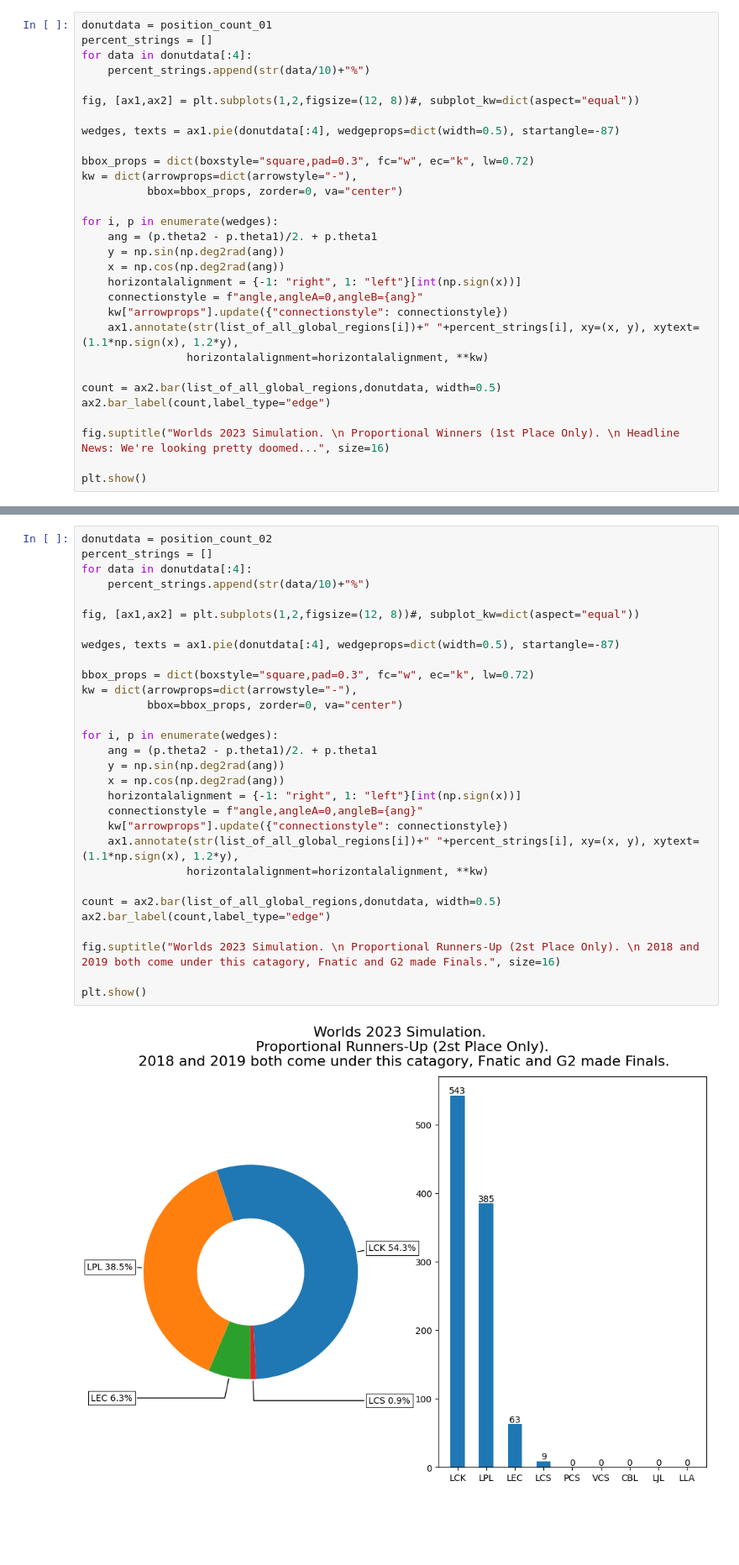
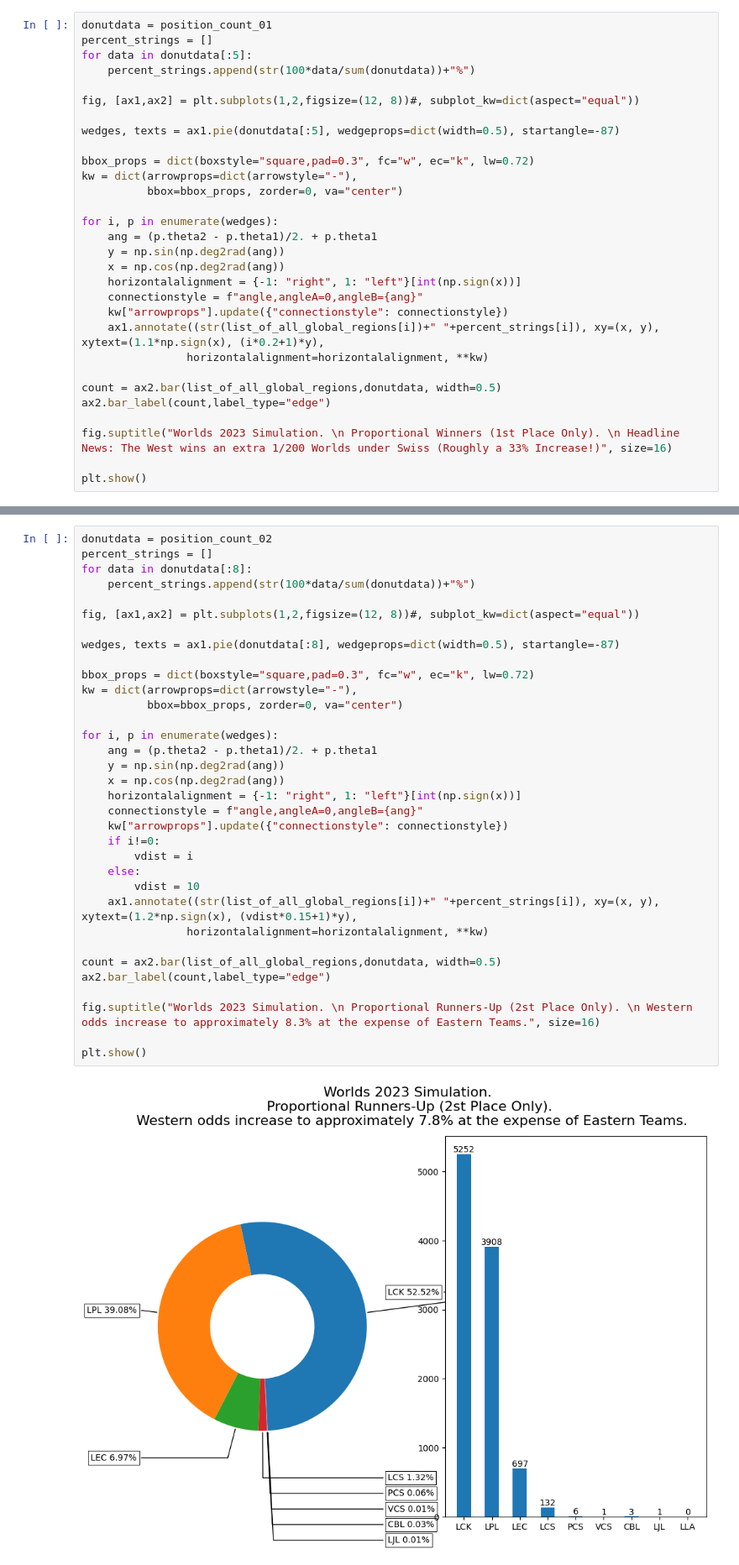
Before and after one commit to JordanJHood/StochasticSim-LeagueOfLegends-Worlds2023-WhatImpactWillSwissHave, a Jupyter notebook: Worlds s13.ipynb, the cells around one changed output, grey strips where cells are left out. Shown at 84% size. Cells and saved outputs as stored; diff of their text form; blank space fills up the shorter version.

```diff
--- a/Worlds s13.ipynb
+++ b/Worlds s13.ipynb
@@ -1817,12 +1826,12 @@ First, looking at the victors, we see that no minor region ever takes home the t
 # %%
 donutdata = position_count_01
 percent_strings = []
-for data in donutdata[:4]:
-    percent_strings.append(str(data/10)+"%")
+for data in donutdata[:5]:
+    percent_strings.append(str(100*data/sum(donutdata))+"%")
 
 fig, [ax1,ax2] = plt.subplots(1,2,figsize=(12, 8))#, subplot_kw=dict(aspect="equal"))
 
-wedges, texts = ax1.pie(donutdata[:4], wedgeprops=dict(width=0.5), startangle=-87)
+wedges, texts = ax1.pie(donutdata[:5], wedgeprops=dict(width=0.5), startangle=-87)
 
 bbox_props = dict(boxstyle="square,pad=0.3", fc="w", ec="k", lw=0.72)
 kw = dict(arrowprops=dict(arrowstyle="-"),
@@ -1835,13 +1844,13 @@ for i, p in enumerate(wedges):
     horizontalalignment = {-1: "right", 1: "left"}[int(np.sign(x))]
     connectionstyle = f"angle,angleA=0,angleB={ang}"
     kw["arrowprops"].update({"connectionstyle": connectionstyle})
-    ax1.annotate(str(list_of_all_global_regions[i])+" "+percent_strings[i], xy=(x, y), xytext=(1.1*np.sign(x), 1.2*y),
+    ax1.annotate((str(list_of_all_global_regions[i])+" "+percent_strings[i]), xy=(x, y), xytext=(1.1*np.sign(x), (i*0.2+1)*y),
                 horizontalalignment=horizontalalignment, **kw)
 
 count = ax2.bar(list_of_all_global_regions,donutdata, width=0.5)
 ax2.bar_label(count,label_type="edge")
 
-fig.suptitle("Worlds 2023 Simulation. \n Proportional Winners (1st Place Only). \n Headline News: We're looking pretty doomed...", size=16)
+fig.suptitle("Worlds 2023 Simulation. \n Proportional Winners (1st Place Only). \n Headline News: The West wins an extra 1/200 Worlds under Swiss (Roughly a 33% Increase!)", size=16)
 
 plt.show()
 # %% [output]
@@ -1852,32 +1858,36 @@ We're lookin more likey to make it as Runners up in the finals. Here the west ha
 # %%
 donutdata = position_count_02
 percent_strings = []
-for data in donutdata[:4]:
-    percent_strings.append(str(data/10)+"%")
+for data in donutdata[:8]:
+    percent_strings.append(str(100*data/sum(donutdata))+"%")
 
 fig, [ax1,ax2] = plt.subplots(1,2,figsize=(12, 8))#, subplot_kw=dict(aspect="equal"))
 
-wedges, texts = ax1.pie(donutdata[:4], wedgeprops=dict(width=0.5), startangle=-87)
+wedges, texts = ax1.pie(donutdata[:8], wedgeprops=dict(width=0.5), startangle=-87)
 
 bbox_props = dict(boxstyle="square,pad=0.3", fc="w", ec="k", lw=0.72)
 kw = dict(arrowprops=dict(arrowstyle="-"),
           bbox=bbox_props, zorder=0, va="center")
 
 for i, p in enumerate(wedges):
     ang = (p.theta2 - p.theta1)/2. + p.theta1
     y = np.sin(np.deg2rad(ang))
     x = np.cos(np.deg2rad(ang))
     horizontalalignment = {-1: "right", 1: "left"}[int(np.sign(x))]
     connectionstyle = f"angle,angleA=0,angleB={ang}"
     kw["arrowprops"].update({"connectionstyle": connectionstyle})
-    ax1.annotate(str(list_of_all_global_regions[i])+" "+percent_strings[i], xy=(x, y), xytext=(1.1*np.sign(x), 1.2*y),
+    if i!=0:
+        vdist = i
+    else:
+        vdist = 10
+    ax1.annotate((str(list_of_all_global_regions[i])+" "+percent_strings[i]), xy=(x, y), xytext=(1.2*np.sign(x), (vdist*0.15+1)*y),
                 horizontalalignment=horizontalalignment, **kw)
 
 count = ax2.bar(list_of_all_global_regions,donutdata, width=0.5)
 ax2.bar_label(count,label_type="edge")
 
-fig.suptitle("Worlds 2023 Simulation. \n Proportional Runners-Up (2st Place Only). \n 2018 and 2019 both come under this catagory, Fnatic and G2 made Finals.", size=16)
+fig.suptitle("Worlds 2023 Simulation. \n Proportional Runners-Up (2st Place Only). \n Western odds increase to approximately 8.3% at the expense of Eastern Teams.", size=16)
 
 plt.show()
 # %% [output]
-[figure, old version]
+[figure, new version]
```
Also changed, not shown: parts of 17 cells of this notebook.
